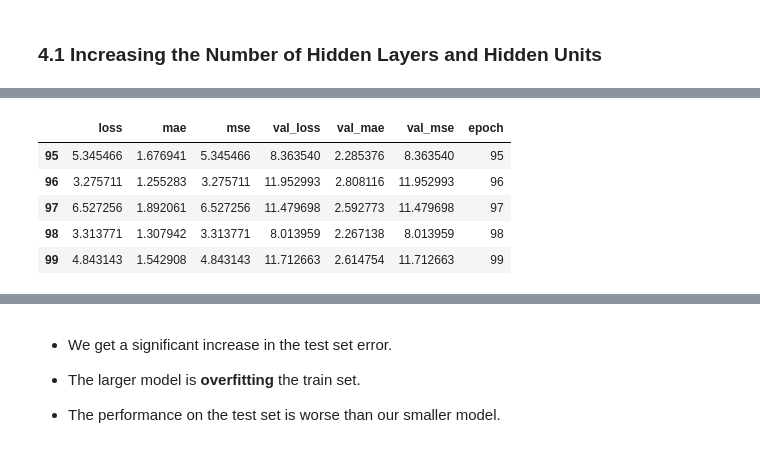
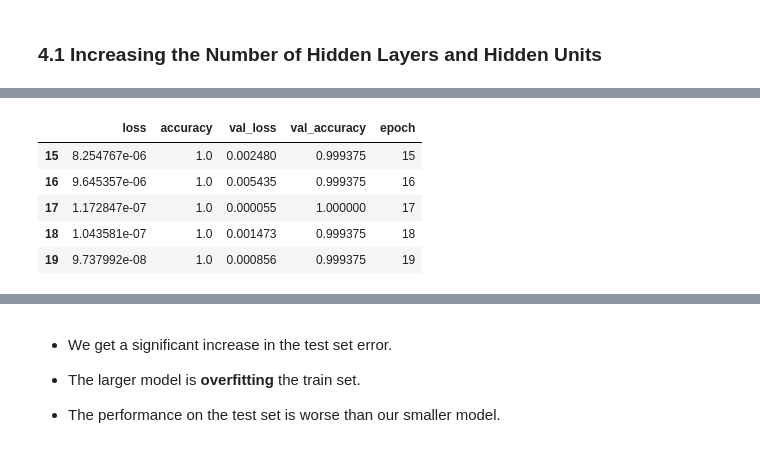
Before and after one commit to Archandra12/Deeplearning-Project, a Jupyter notebook: DEFCON.ipynb, the cells around one changed output, grey strips where cells are left out. Drawn from its saved outputs; the diff is of its cells as text; code cells hidden in the pictures.

```diff
--- a/DEFCON.ipynb
+++ b/DEFCON.ipynb
@@ -696,7 +695,13 @@ figure = plot_confusion_matrix(cm, class_names=class_names)
-# %%
-model = keras.Sequential([layers.Dense(256, activation='relu', input_shape=[len(train_dataset.keys())]),
-                          layers.Dense(256, activation='relu'),
-                          layers.Dense(256, activation='relu'),
-                          layers.Dense(256, activation='relu'),
-                          layers.Dense(1)])
+# %%
+def build_model():
+  model = Sequential()
+  model.add(Dense(32, activation='relu', input_shape=(normed_train_data.shape[1],)))
+  model.add(Dense(32, activation='relu'))
+  model.add(Dense(32, activation='relu'))
+  model.add(Dense(32, activation='relu'))
+  model.add(Dense(y_train_dummy.shape[1], activation='softmax'))
+
+
+  return model
+multilayered_model = build_model()
 # %%
@@ -723,9 +728,9 @@ _________________________________________________________________
 # %%
 # Defining the optimizer with a specific learning rate of 0.001
 optimizer = tf.keras.optimizers.RMSprop(0.001)
-
 # Compiling the model
-model.compile(loss='mse', optimizer=optimizer, metrics=['mae', 'mse'])
+#model.compile(loss='mse', optimizer=optimizer, metrics=['mae', 'mse'])
+multilayered_model.compile( optimizer=optimizer, loss='categorical_crossentropy',metrics=['accuracy'])
 # %% [markdown]
 - We are not using the Early Stopping callback now.
 
@@ -733,4 +738,4 @@ model.compile(loss='mse', optimizer=optimizer, metrics=['mae', 'mse'])
 # %%
-history_large = model.fit(normed_train_data, train_labels, epochs=100, validation_split=0.2,
-                          verbose=0, callbacks=[tfdocs.modeling.EpochDots()])
+history_multilayered = multilayered_model.fit(normed_train_data, y_train_dummy, epochs=EPOCHS, validation_split=0.2,
+                    verbose=0, callbacks=[tfdocs.modeling.EpochDots( report_every=5)])
 # %% [output]
@@ -739,11 +750,11 @@ Epoch: 0, loss:8.4394,  mae:2.1427,  mse:8.4394,  val_loss:8.9246,  val_mae:2.27
 # %%
-hist_large = pd.DataFrame(history_large.history)
-hist_large['epoch'] = history_large.epoch
-hist_large.tail()
+df_multilayered_model = pd.DataFrame(history_multilayered.history)
+df_multilayered_model['epoch'] = history_multilayered.epoch
+df_multilayered_model.tail()
 # %% [output]
-|  | loss | mae | mse | val_loss | val_mae | val_mse | epoch |
-| 95 | 5.345466 | 1.676941 | 5.345466 | 8.363540 | 2.285376 | 8.363540 | 95 |
-| 96 | 3.275711 | 1.255283 | 3.275711 | 11.952993 | 2.808116 | 11.952993 | 96 |
-| 97 | 6.527256 | 1.892061 | 6.527256 | 11.479698 | 2.592773 | 11.479698 | 97 |
-| 98 | 3.313771 | 1.307942 | 3.313771 | 8.013959 | 2.267138 | 8.013959 | 98 |
-| 99 | 4.843143 | 1.542908 | 4.843143 | 11.712663 | 2.614754 | 11.712663 | 99 |
+|  | loss | accuracy | val_loss | val_accuracy | epoch |
+| 15 | 8.254767e-06 | 1.0 | 0.002480 | 0.999375 | 15 |
+| 16 | 9.645357e-06 | 1.0 | 0.005435 | 0.999375 | 16 |
+| 17 | 1.172847e-07 | 1.0 | 0.000055 | 1.000000 | 17 |
+| 18 | 1.043581e-07 | 1.0 | 0.001473 | 0.999375 | 18 |
+| 19 | 9.737992e-08 | 1.0 | 0.000856 | 0.999375 | 19 |
```
Also changed, not shown: parts of 19 cells of this notebook.
